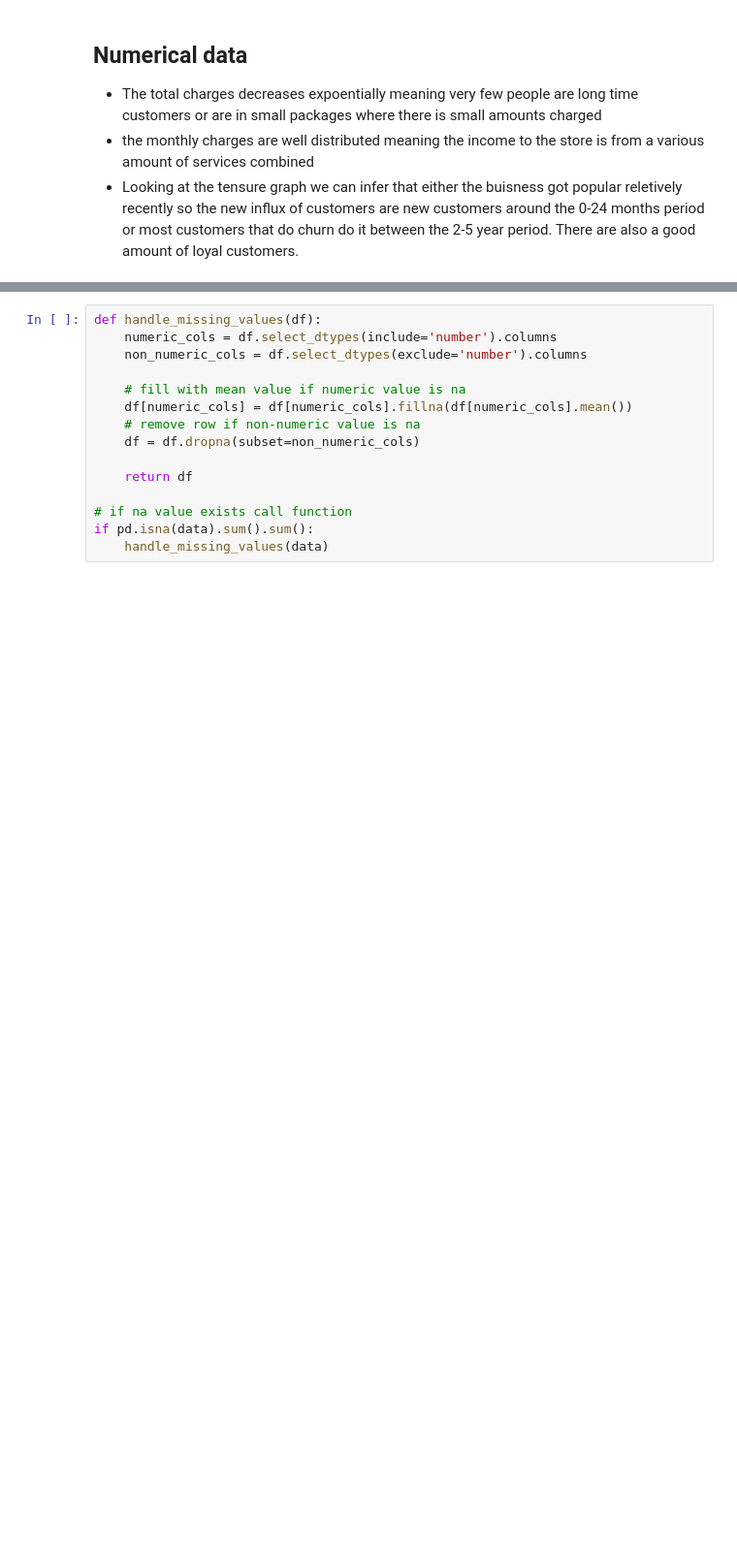
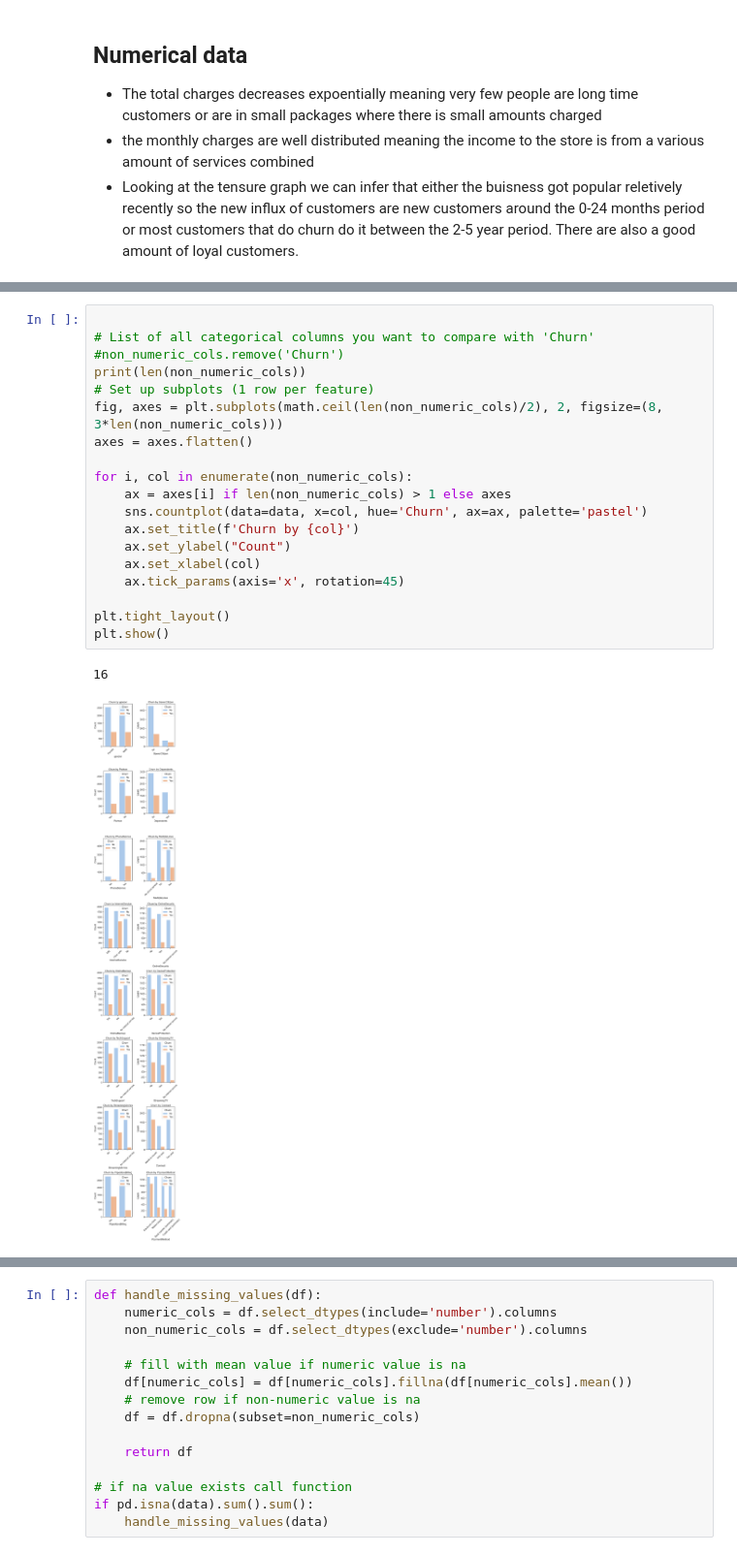
Before and after one commit to aakash-tir/customer-churn, a Jupyter notebook: customer_chrun.ipynb, the cells around one changed output, grey strips where cells are left out. Shown at 97% size. Saved outputs shown, nothing was run; the diff lists cells and outputs as text; blank space fills up the shorter version.

```diff
--- a/customer_chrun.ipynb
+++ b/customer_chrun.ipynb
@@ -167,0 +183,22 @@ axes[0].tick_params(axis='x', rotation=45)
+# %%
+
+# List of all categorical columns you want to compare with 'Churn'
+#non_numeric_cols.remove('Churn')
+print(len(non_numeric_cols))
+# Set up subplots (1 row per feature)
+fig, axes = plt.subplots(math.ceil(len(non_numeric_cols)/2), 2, figsize=(8, 3*len(non_numeric_cols)))
+axes = axes.flatten()
+
+for i, col in enumerate(non_numeric_cols):
+    ax = axes[i] if len(non_numeric_cols) > 1 else axes
+    sns.countplot(data=data, x=col, hue='Churn', ax=ax, palette='pastel')
+    ax.set_title(f'Churn by {col}')
+    ax.set_ylabel("Count")
+    ax.set_xlabel(col)
+    ax.tick_params(axis='x', rotation=45)
+
+plt.tight_layout()
+plt.show()
+# %% [output]
+16
+[figure, added]
```
Also changed, not shown: parts of 5 cells of this notebook.
